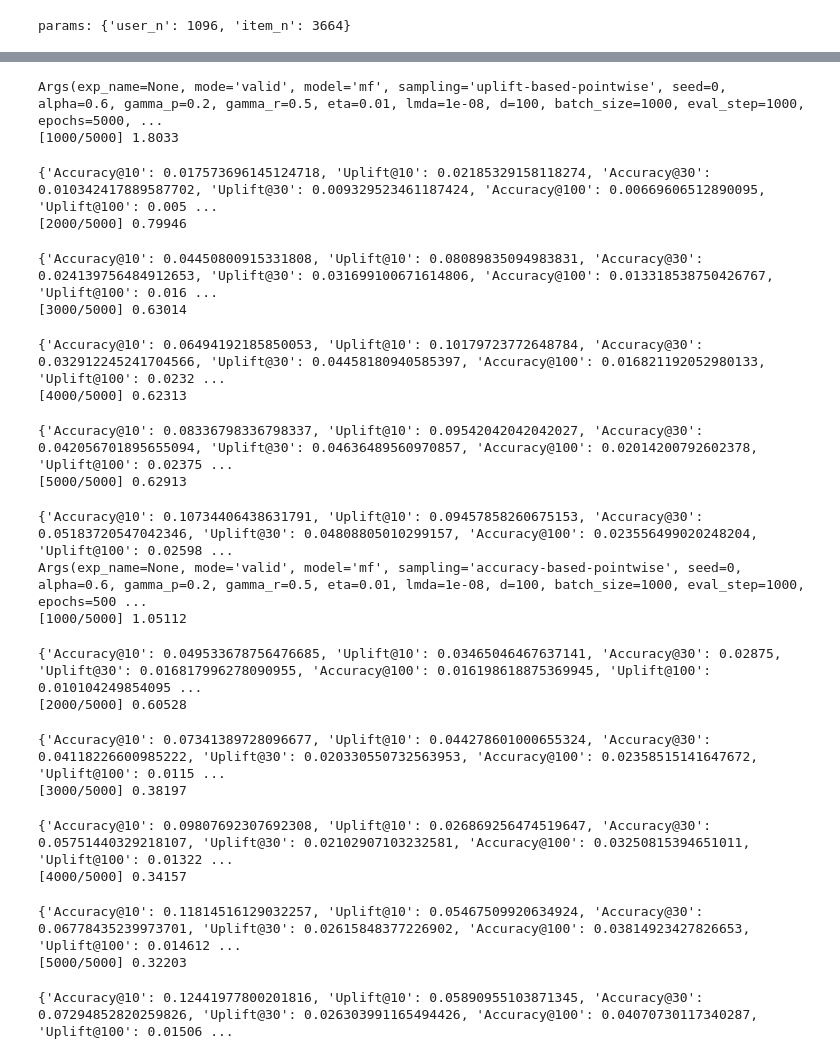
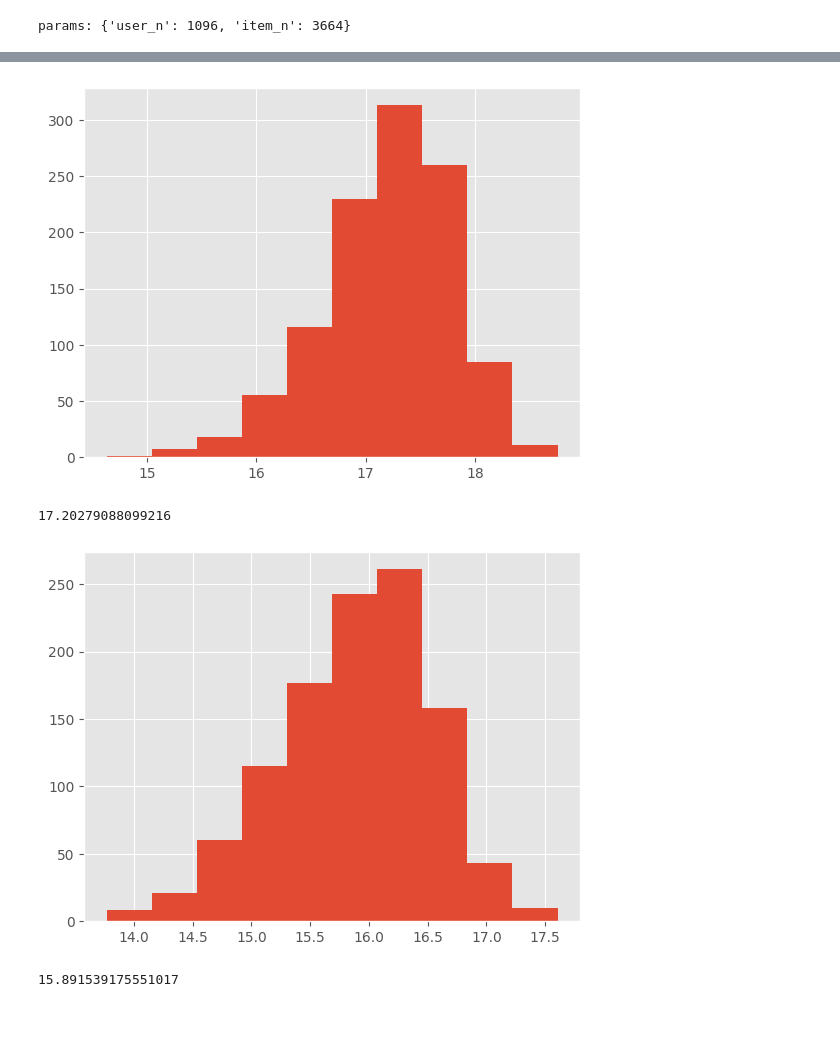
Before and after one commit to tishii2479/my-master-project, a Jupyter notebook: proj-03/notebooks/exp_diversity.ipynb, the cells around one changed output, grey strips where cells are left out. Drawn from its saved outputs; the diff is of its cells as text; code cells hidden in the pictures; blank space fills up the shorter version.

```diff
--- a/proj-03/notebooks/exp_diversity.ipynb
+++ b/proj-03/notebooks/exp_diversity.ipynb
@@ -39,69 +80,31 @@ accuracy_based_nn_model, losses, results = train_nn(
-# %%
-uplift_based_mf_model, losses, results = train_nn(
-    df=df,
-    user_n=user_n,
-    item_n=item_n,
-    args=Args(batch_size=1000, epochs=5000, model="mf", lmda=1e-8),
-)
-
-accuracy_based_mf_model, losses, results = train_nn(
-    df=df,
-    user_n=user_n,
-    item_n=item_n,
-    args=Args(
-        batch_size=1000,
-        epochs=5000,
-        sampling="accuracy-based-pointwise",
-        model="mf",
-        lmda=1e-8,
-    ),
-)
-# %% [output]
-Args(exp_name=None, mode='valid', model='mf', sampling='uplift-based-pointwise', seed=0, alpha=0.6, gamma_p=0.2, gamma_r=0.5, eta=0.01, lmda=1e-08, d=100, batch_size=1000, eval_step=1000, epochs=5000, ...
-[1000/5000] 1.8033
-{'Accuracy@10': 0.017573696145124718, 'Uplift@10': 0.02185329158118274, 'Accuracy@30': 0.010342417889587702, 'Uplift@30': 0.009329523461187424, 'Accuracy@100': 0.00669606512890095, 'Uplift@100': 0.005 ...
-[2000/5000] 0.79946
-{'Accuracy@10': 0.04450800915331808, 'Uplift@10': 0.08089835094983831, 'Accuracy@30': 0.024139756484912653, 'Uplift@30': 0.031699100671614806, 'Accuracy@100': 0.013318538750426767, 'Uplift@100': 0.016 ...
-[3000/5000] 0.63014
-{'Accuracy@10': 0.06494192185850053, 'Uplift@10': 0.10179723772648784, 'Accuracy@30': 0.032912245241704566, 'Uplift@30': 0.04458180940585397, 'Accuracy@100': 0.016821192052980133, 'Uplift@100': 0.0232 ...
-[4000/5000] 0.62313
-{'Accuracy@10': 0.08336798336798337, 'Uplift@10': 0.09542042042042027, 'Accuracy@30': 0.042056701895655094, 'Uplift@30': 0.04636489560970857, 'Accuracy@100': 0.02014200792602378, 'Uplift@100': 0.02375 ...
-[5000/5000] 0.62913
-{'Accuracy@10': 0.10734406438631791, 'Uplift@10': 0.09457858260675153, 'Accuracy@30': 0.05183720547042346, 'Uplift@30': 0.04808805010299157, 'Accuracy@100': 0.023556499020248204, 'Uplift@100': 0.02598 ...
-Args(exp_name=None, mode='valid', model='mf', sampling='accuracy-based-pointwise', seed=0, alpha=0.6, gamma_p=0.2, gamma_r=0.5, eta=0.01, lmda=1e-08, d=100, batch_size=1000, eval_step=1000, epochs=500 ...
-[1000/5000] 1.05112
-{'Accuracy@10': 0.049533678756476685, 'Uplift@10': 0.03465046467637141, 'Accuracy@30': 0.02875, 'Uplift@30': 0.016817996278090955, 'Accuracy@100': 0.016198618875369945, 'Uplift@100': 0.010104249854095 ...
-[2000/5000] 0.60528
-{'Accuracy@10': 0.07341389728096677, 'Uplift@10': 0.044278601000655324, 'Accuracy@30': 0.04118226600985222, 'Uplift@30': 0.020330550732563953, 'Accuracy@100': 0.02358515141647672, 'Uplift@100': 0.0115 ...
-[3000/5000] 0.38197
-{'Accuracy@10': 0.09807692307692308, 'Uplift@10': 0.026869256474519647, 'Accuracy@30': 0.05751440329218107, 'Uplift@30': 0.02102907103232581, 'Accuracy@100': 0.03250815394651011, 'Uplift@100': 0.01322 ...
-[4000/5000] 0.34157
-{'Accuracy@10': 0.11814516129032257, 'Uplift@10': 0.05467509920634924, 'Accuracy@30': 0.06778435239973701, 'Uplift@30': 0.02615848377226902, 'Accuracy@100': 0.03814923427826653, 'Uplift@100': 0.014612 ...
-[5000/5000] 0.32203
-{'Accuracy@10': 0.12441977800201816, 'Uplift@10': 0.05890955103871345, 'Accuracy@30': 0.07294852820259826, 'Uplift@30': 0.026303991165494426, 'Accuracy@100': 0.04070730117340287, 'Uplift@100': 0.01506 ...
 # %%
 k = 30
 
 for model in [uplift_based_mf_model, accuracy_based_mf_model]:
     model.eval()
     s = []
     for u in tqdm.tqdm(range(user_n)):
         y = model.forward(
             u=torch.LongTensor([u] * item_n),
             i=torch.arange(item_n),
         )
         rec_list = y.argsort().cpu().detach().numpy()[::-1][:k].tolist()
-        embeddings = accuracy_based_mf_model.item_embedding.forward(
+        embeddings = accuracy_based_nn_model.item_embedding.forward(
             torch.LongTensor(rec_list)
         ).cpu().detach().numpy()
 
         d = 0
         for i in range(k):
             for j in range(k):
                 d += np.linalg.norm(embeddings[i] - embeddings[j])
         d /= k * k
         s.append(d)
 
     plt.hist(s)
     plt.show()
     print(sum(s) / len(s))
+# %% [output]
+[figure, added]
+17.20279088099216
+[figure, added]
+15.891539175551017
```
Also changed, not shown: parts of 1 cell of this notebook, 12 other files.
